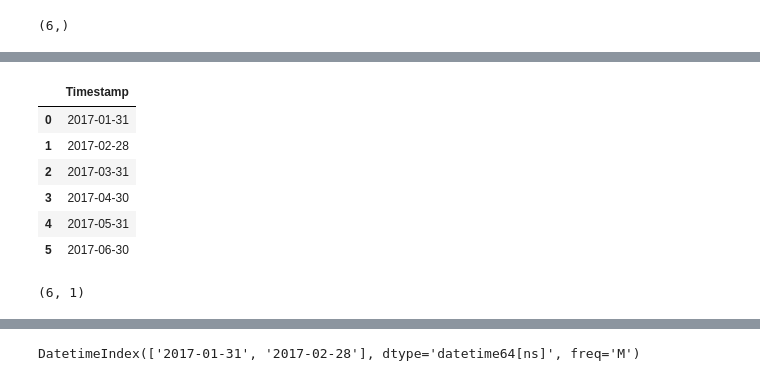
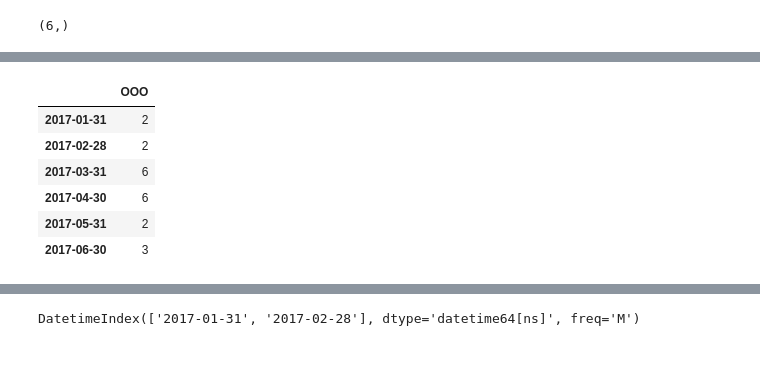
Before and after one commit to maptv/Data-Wrangling-with-Python, a Jupyter notebook: IntermediateDataWrangling/DataWranglingWithPandas/DataWranglingWithPandas-code.ipynb, the cells around one changed output, grey strips where cells are left out. Saved outputs shown, nothing was run; the diff lists cells and outputs as text; code cells hidden in the pictures.

Commit message:
add new edits to notebooks formatter with black

```diff
--- a/IntermediateDataWrangling/DataWranglingWithPandas/DataWranglingWithPandas-code.ipynb
+++ b/IntermediateDataWrangling/DataWranglingWithPandas/DataWranglingWithPandas-code.ipynb
@@ -1127,0 +1149,9 @@ times[0].strftime("%B %d, %Y")
+# %%
+times = pd.date_range(start="20170101", end="20170630", freq="ME")
+
+
+def format_date(date):
+    last_digit = str(date.day)[-1]
+    return date.strftime(
+        f"%B %d{'st' if last_digit == '1' else 'rd' if last_digit == '3' else 'th'}, %Y"
+    )
@@ -1164,0 +1223,9 @@ print(average_ooo.head())
+# %%
+# =================================================-
+#### Slide 4: Generate DataFrame from Series  ####
+
+# Create a DataFrame from the two Series we just created, as a dictionary.
+average_ooo = pd.DataFrame(days.values, index=times, columns=["OOO"])
+
+# View the first few rows of the DataFrame, using the Pandas function `.head()`.
+print(average_ooo.head())
@@ -1221,14 +1305,10 @@ average_ooo['Timestamp'].shape
 # %%
-average_ooo[['Timestamp']]
+average_ooo[["OOO"]]
 # %% [output]
-|  | Timestamp |
-| 0 | 2017-01-31 |
-| 1 | 2017-02-28 |
-| 2 | 2017-03-31 |
-| 3 | 2017-04-30 |
-| 4 | 2017-05-31 |
-| 5 | 2017-06-30 |
+|  | OOO |
+| 2017-01-31 | 2 |
+| 2017-02-28 | 2 |
+| 2017-03-31 | 6 |
+| 2017-04-30 | 6 |
+| 2017-05-31 | 2 |
+| 2017-06-30 | 3 |
-# %%
-average_ooo[['Timestamp']].shape
-# %% [output]
-(6, 1)
```
Also changed, not shown: parts of 145 cells of this notebook, 2 other files.
